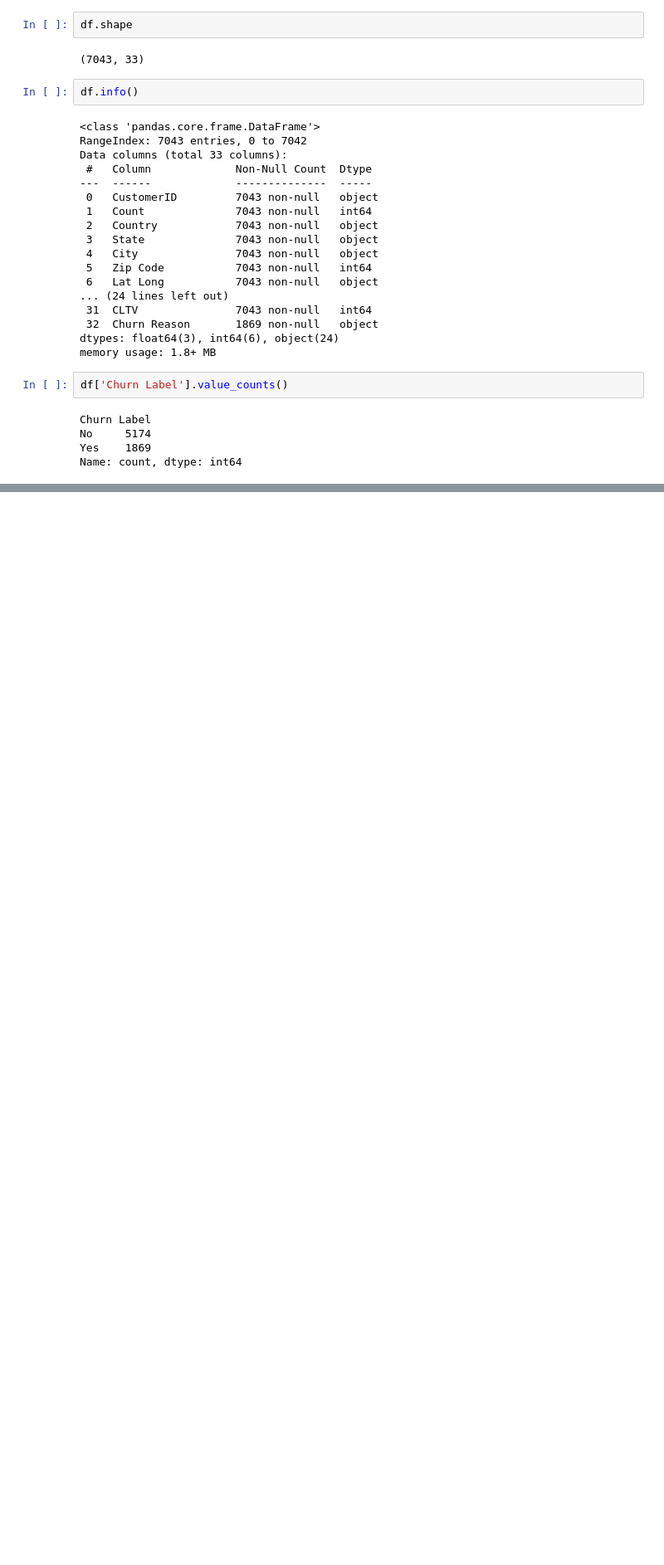
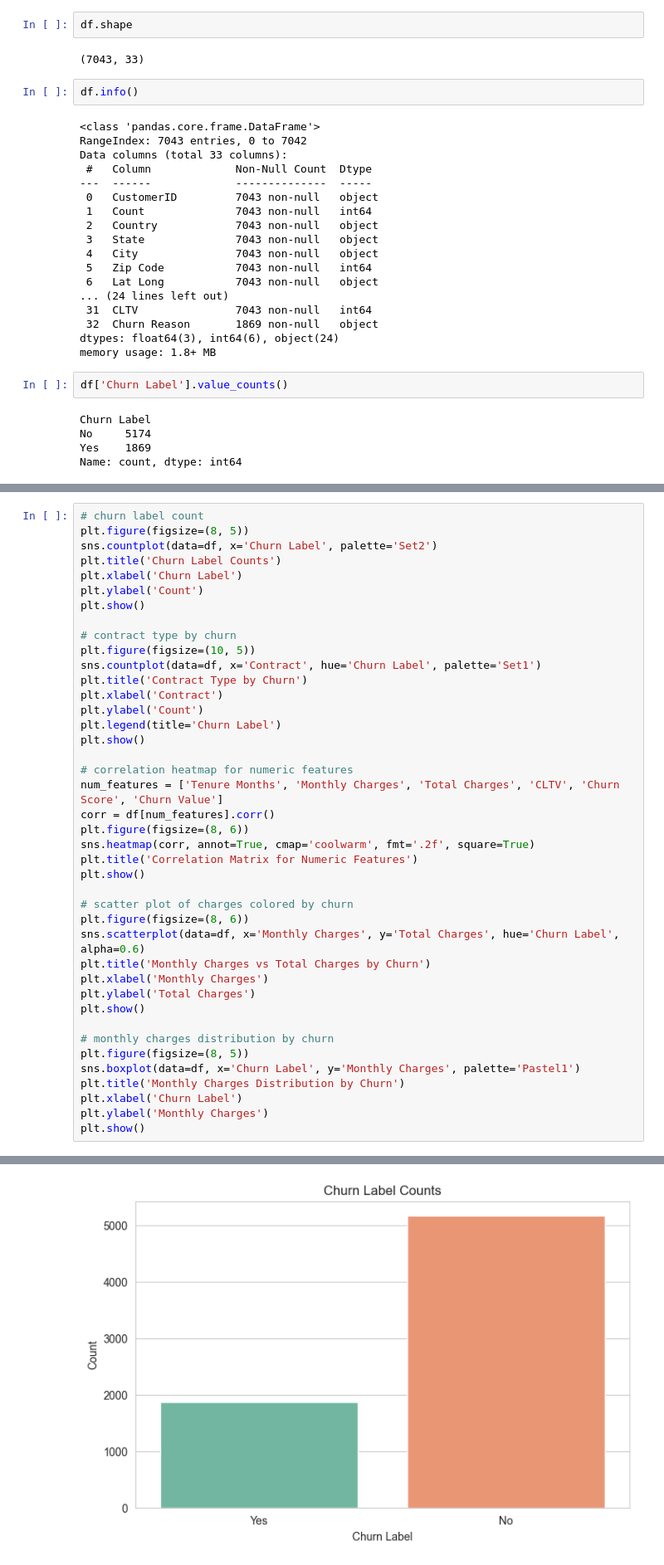
Before and after one commit to Khuld13/customer-churn-prediction, a Jupyter notebook: churn.ipynb, the cells around one changed output, grey strips where cells are left out. Shown at 83% size. Saved outputs shown, nothing was run; the diff lists cells and outputs as text; blank space fills up the shorter version.

```diff
--- a/churn.ipynb
+++ b/churn.ipynb
@@ -43,0 +106,42 @@ Name: count, dtype: int64
+# %%
+# churn label count
+plt.figure(figsize=(8, 5))
+sns.countplot(data=df, x='Churn Label', palette='Set2')
+plt.title('Churn Label Counts')
+plt.xlabel('Churn Label')
+plt.ylabel('Count')
+plt.show()
+
+# contract type by churn
+plt.figure(figsize=(10, 5))
+sns.countplot(data=df, x='Contract', hue='Churn Label', palette='Set1')
+plt.title('Contract Type by Churn')
+plt.xlabel('Contract')
+plt.ylabel('Count')
+plt.legend(title='Churn Label')
+plt.show()
+
+# correlation heatmap for numeric features
+num_features = ['Tenure Months', 'Monthly Charges', 'Total Charges', 'CLTV', 'Churn Score', 'Churn Value']
+corr = df[num_features].corr()
+plt.figure(figsize=(8, 6))
+sns.heatmap(corr, annot=True, cmap='coolwarm', fmt='.2f', square=True)
+plt.title('Correlation Matrix for Numeric Features')
+plt.show()
+
+# scatter plot of charges colored by churn
+plt.figure(figsize=(8, 6))
+sns.scatterplot(data=df, x='Monthly Charges', y='Total Charges', hue='Churn Label', alpha=0.6)
+plt.title('Monthly Charges vs Total Charges by Churn')
+plt.xlabel('Monthly Charges')
+plt.ylabel('Total Charges')
+plt.show()
+
+# monthly charges distribution by churn
+plt.figure(figsize=(8, 5))
+sns.boxplot(data=df, x='Churn Label', y='Monthly Charges', palette='Pastel1')
+plt.title('Monthly Charges Distribution by Churn')
+plt.xlabel('Churn Label')
+plt.ylabel('Monthly Charges')
+plt.show()
+# %% [output]
@@ -43,0 +151 @@ Name: count, dtype: int64
+[figure, added]
```
Also changed, not shown: parts of 20 cells of this notebook, 4 other files.
